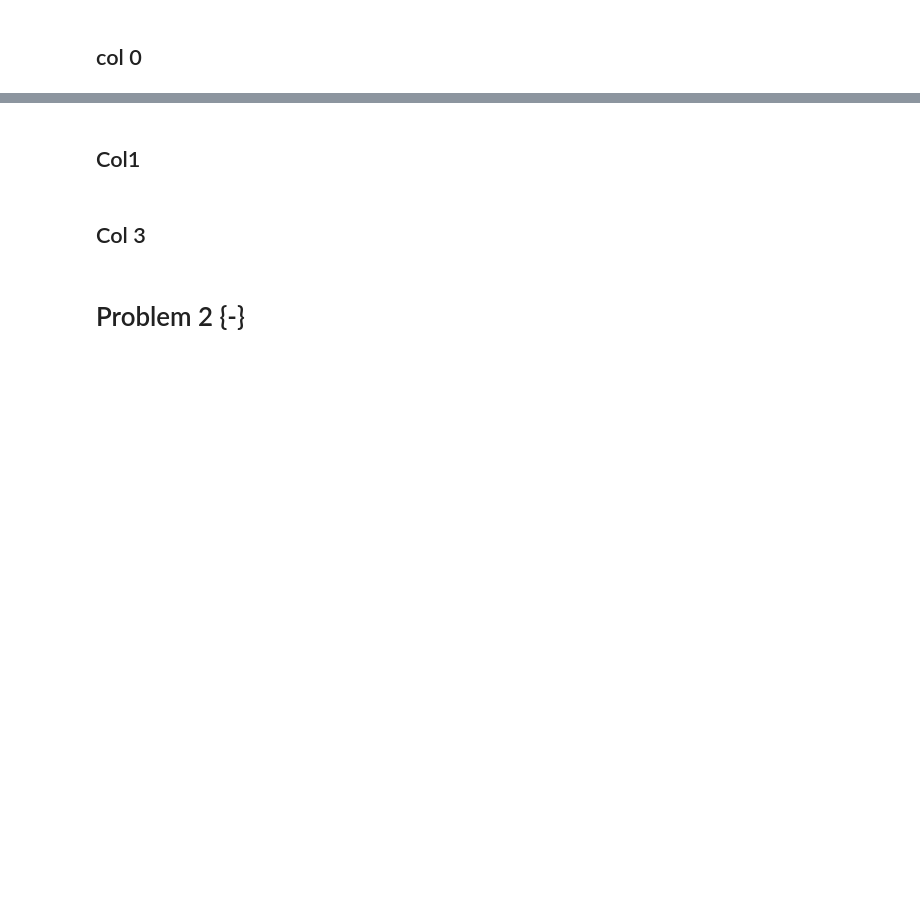
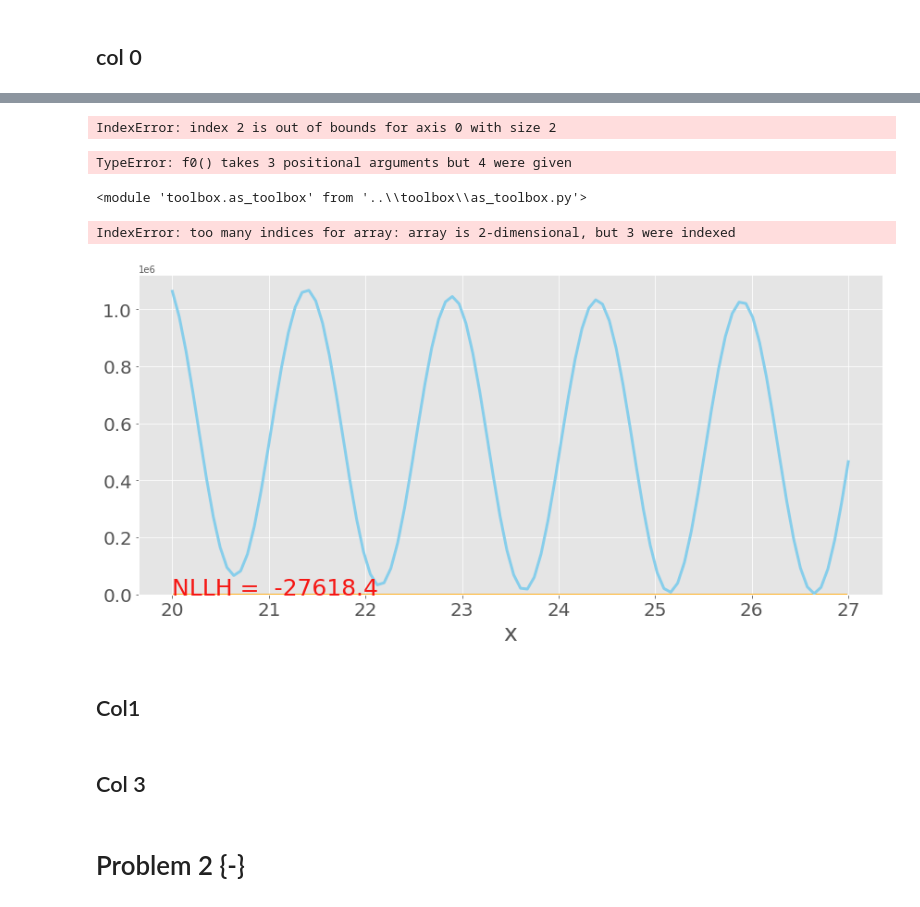
Before and after one commit to Kiril94/AMAS, a Jupyter notebook: Main_exam/AMAS_Exam_2021.ipynb, the cells around one changed output, grey strips where cells are left out. Drawn from its saved outputs; the diff is of its cells as text; code cells hidden in the pictures; blank space fills up the shorter version.

```diff
--- a/Main_exam/AMAS_Exam_2021.ipynb
+++ b/Main_exam/AMAS_Exam_2021.ipynb
@@ -68,0 +91,19 @@ fig
+# %%
+#for some reason nested sampling is too slow
+result = nestle.sample(
+    f_llikelihood, prior_transform, 2, method = 'multi', npoints = 100)
+logz = result.logz     # log evidence
+logzerr = result.logzerr  # numerical (sampling) error on logz
+samples = result.samples  # array of sample parameters
+weights = result.weights  # array of weights associated with each sample
+logl = result.logl
+print(result.summary())
+# %% [output]
+IndexError: index 2 is out of bounds for axis 0 with size 2
+# %%
+def Neg_llh(x): return f_nllh(x[0],x[1],x[2])
+ret_dict = optimize.minimize(Neg_llh, x0 = [4,-.32,4500],
+                               bounds= [(-10,10), (-10,10),(4000,8000)])
+ret_dict
+# %% [output]
+TypeError: f0() takes 3 positional arguments but 4 were given
@@ -69,19 +126,42 @@ fig
+# %%
+importlib.reload(ast)
+# %% [output]
+<module 'toolbox.as_toolbox' from '..\\toolbox\\as_toolbox.py'>
+# %%
+#fix c at 4000 and perform maximum likelihood scan
+NLLH2d = ast.NLLH_scan(f0, D1.iloc[:,0])
+grid, llh2d = NLLH2d(np.linspace(-10,10),np.linspace(-10,10))
+fig, ax = plt.subplots()
+ax.contourf(grid[0], grid[1], llh2d, 100)
+# %% [output]
+IndexError: too many indices for array: array is 2-dimensional, but 3 were indexed
 # %%
 #Lets perform likelihood fits for the functions that might be suitable
+def f0(x, a,b):
+    c = 4000
+    xmax = 27
+    xmin = 20
+    Norm = -1/a*(np.cos(a*xmax)-np.cos(a*xmin)) + c/b*(np.exp(b*xmax)-np.exp(b*xmin))
+    return (np.sin(a*x)+c*np.exp(b*x)+1)/Norm
+
+p0 = [4.15,-.3]
 nbins = 50
+
 dt0 = fits.hist_fit(
     f0, D1.iloc[:,0], p0, fit_type = 'ullh',
     observed = True, print_level = 0)
-a0m, b0m, c0m = dt0['minuit_obj'].values[:]
+a0m, b0m = dt0['minuit_obj'].values[:]
 fd0 = vis.nice_histogram(D1.iloc[:,0], 50)
-p00 = [4.2,-.11,40]
+
 fig, ax = vis.nice_plot(
-    x0, f0(x0, a0m, b0m, c0m)*len(D1)*fd0['binwidth'],
+    x0, f0(x0, a0m, b0m)*len(D1)*fd0['binwidth'],
     figure = fd0['fig'], axis = fd0['ax'])
 #Both seem to fit reasonably well
 LLH0 = dt0['minuit_obj'].fval
 ax.text(20, 10, f"NLLH =  {LLH0:2.1f}", color = Color_p(2)[0],fontsize = 25)
 fig
+# %% [output]
+[figure, added]
 # %% [markdown]
 ## Col1
 # %%
```
Also changed, not shown: parts of 20 cells of this notebook, 1 other file.
